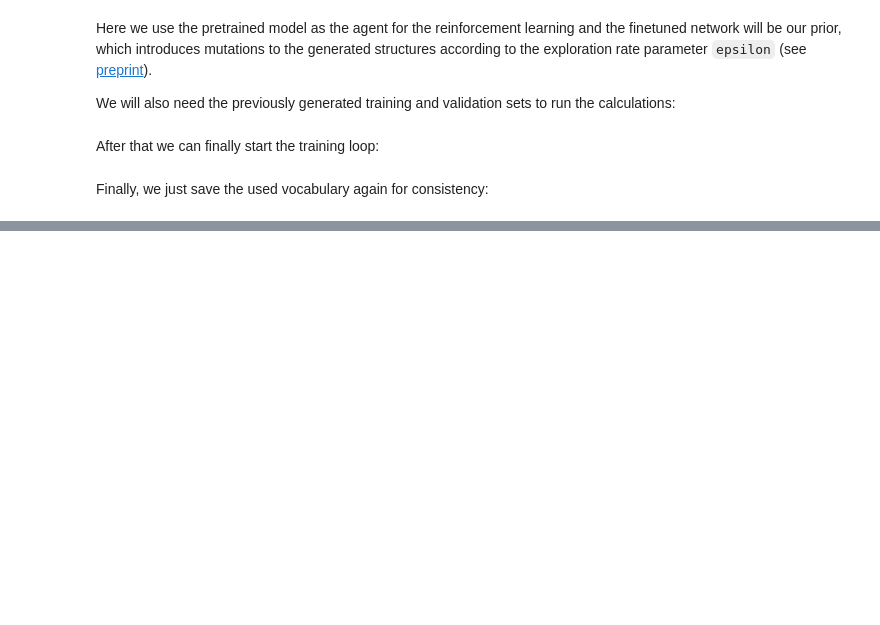
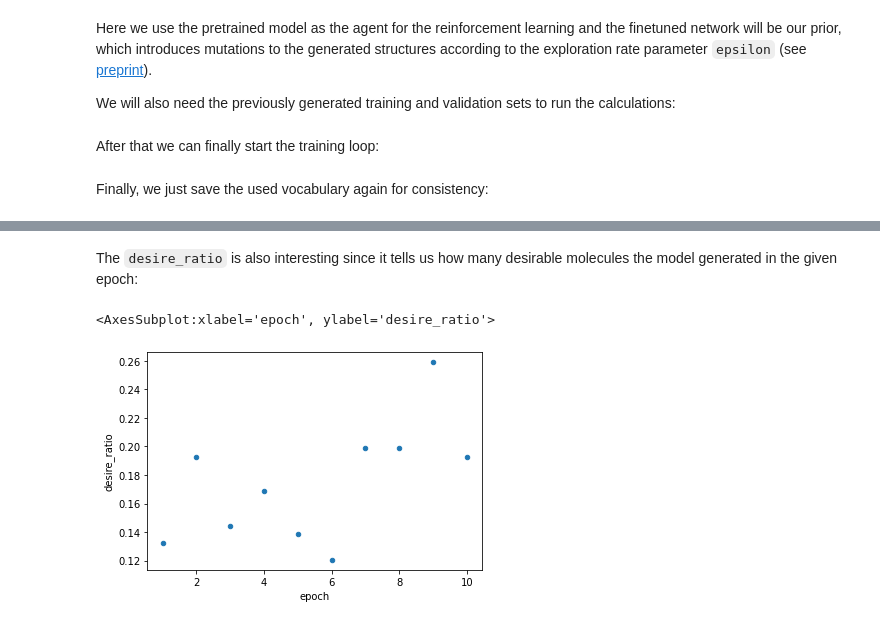
Before and after one commit to CDDLeiden/DrugEx, a Jupyter notebook: tutorial/rl_optimization.ipynb, the cells around one changed output, grey strips where cells are left out. Cells and saved outputs as stored; diff of their text form; code cells hidden in the pictures; blank space fills up the shorter version.

```diff
--- a/tutorial/rl_optimization.ipynb
+++ b/tutorial/rl_optimization.ipynb
@@ -261,0 +286,7 @@ vocabulary.toFile('data/models/reinforced/graph/agent.vocab')
+# %% [markdown]
+The `desire_ratio` is also interesting since it tells us how many desirable molecules the model generated in the given epoch:
+# %%
+df_perf.plot.scatter(x='epoch', y='desire_ratio', style='b')
+# %% [output]
+<AxesSubplot:xlabel='epoch', ylabel='desire_ratio'>
+[figure, added]
```
Also changed, not shown: parts of 9 cells of this notebook.
